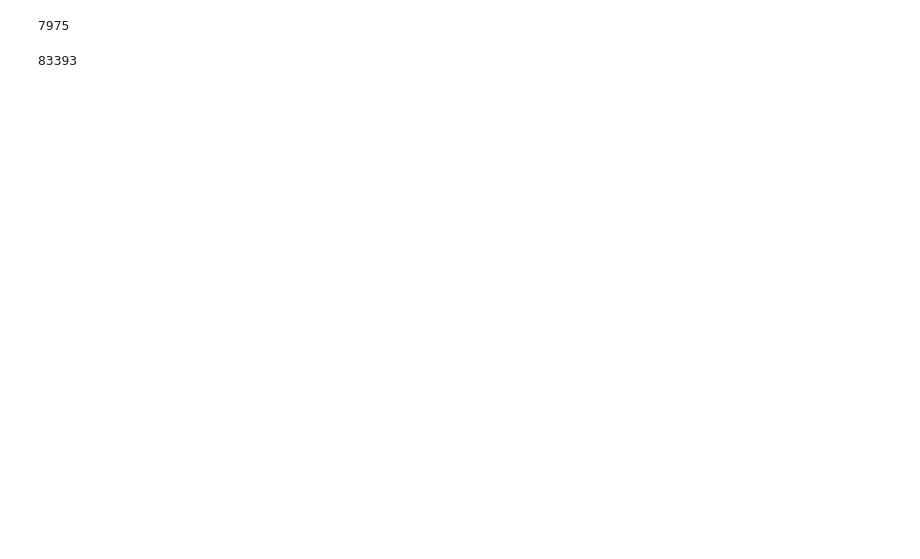
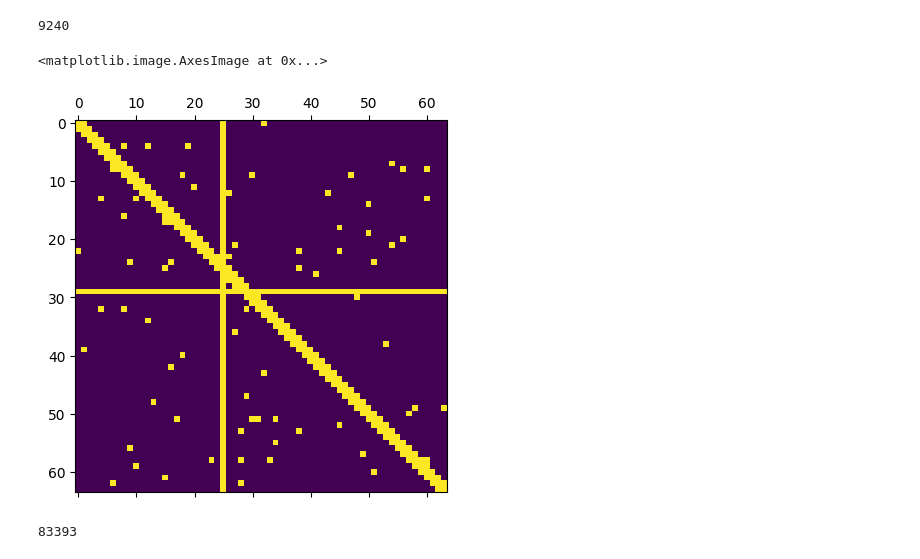
Before and after one commit to al-jshen/sparsenn, a Jupyter notebook: examples/regression.ipynb, the cells around one changed output. Saved outputs shown, nothing was run; the diff lists cells and outputs as text; code cells hidden in the pictures; blank space fills up the shorter version.

```diff
--- a/examples/regression.ipynb
+++ b/examples/regression.ipynb
@@ -22,13 +22,20 @@ mlp = ResMLP(
     out_dims=1,
     hidden_dims=64,
     n_blocks=10,
-    sparsity=0.95,
+    sparsity=0.98,
+    bands=2,
     dense_rows=1,
     dense_cols=1,
 )
 nparams(mlp)
 # %% [output]
-7975
+9240
+# %%
+# sparse matrix structure: very few neurons are active
+plt.matshow(mlp.layers[2].linear1.W.todense() != 0)
+# %% [output]
+<matplotlib.image.AxesImage at 0x...>
+[figure, added]
 # %%
 # compare to how many parameters a dense equivalent would have:
 dense_mlp = ResMLP(
```
Also changed, not shown: parts of 4 cells of this notebook, 1 other file.
